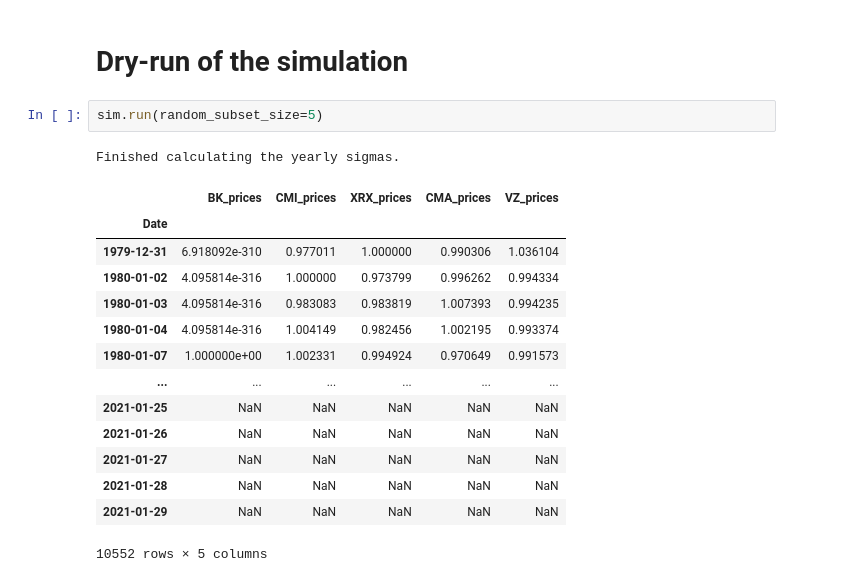
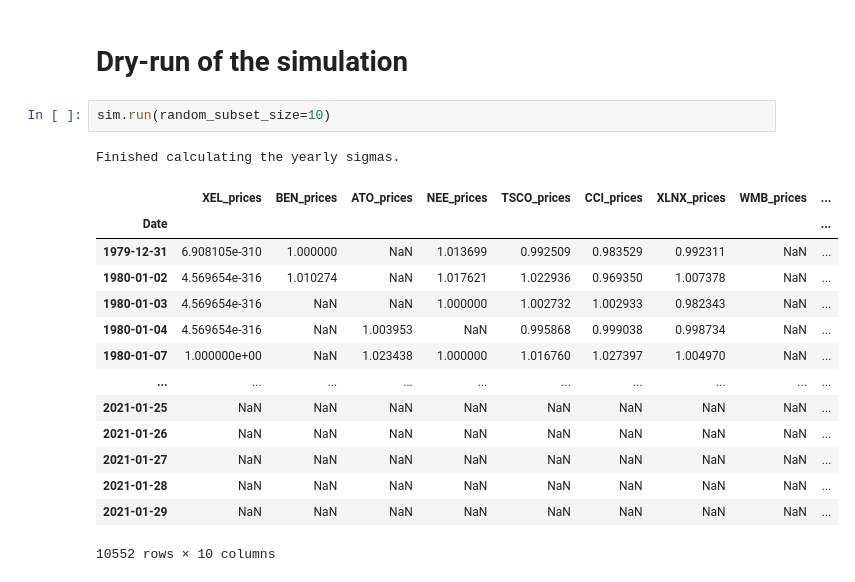
Before and after one commit to notger/black_swan_strategy, a Jupyter notebook: simulation_result_analysis.ipynb, the cells around one changed output. Saved outputs shown, nothing was run; the diff lists cells and outputs as text.

```diff
--- a/simulation_result_analysis.ipynb
+++ b/simulation_result_analysis.ipynb
@@ -122,21 +122,21 @@ All missing data slots are not longer than a week, and 70+% are just one day.
 # %% [markdown]
 # Dry-run of the simulation
 # %%
-sim.run(random_subset_size=5)
+sim.run(random_subset_size=10)
 # %% [output]
 Finished calculating the yearly sigmas.
-|  | BK_prices | CMI_prices | XRX_prices | CMA_prices | VZ_prices |
-| Date |  |  |  |  |  |
-| 1979-12-31 | 6.918092e-310 | 0.977011 | 1.000000 | 0.990306 | 1.036104 |
-| 1980-01-02 | 4.095814e-316 | 1.000000 | 0.973799 | 0.996262 | 0.994334 |
-| 1980-01-03 | 4.095814e-316 | 0.983083 | 0.983819 | 1.007393 | 0.994235 |
-| 1980-01-04 | 4.095814e-316 | 1.004149 | 0.982456 | 1.002195 | 0.993374 |
-| 1980-01-07 | 1.000000e+00 | 1.002331 | 0.994924 | 0.970649 | 0.991573 |
-| ... | ... | ... | ... | ... | ... |
-| 2021-01-25 | NaN | NaN | NaN | NaN | NaN |
-| 2021-01-26 | NaN | NaN | NaN | NaN | NaN |
-| 2021-01-27 | NaN | NaN | NaN | NaN | NaN |
-| 2021-01-28 | NaN | NaN | NaN | NaN | NaN |
-| 2021-01-29 | NaN | NaN | NaN | NaN | NaN |
+|  | XEL_prices | BEN_prices | ATO_prices | NEE_prices | TSCO_prices | CCI_prices | XLNX_prices | WMB_prices | ... |
+| Date |  |  |  |  |  |  |  |  | ... |
+| 1979-12-31 | 6.908105e-310 | 1.000000 | NaN | 1.013699 | 0.992509 | 0.983529 | 0.992311 | NaN | ... |
+| 1980-01-02 | 4.569654e-316 | 1.010274 | NaN | 1.017621 | 1.022936 | 0.969350 | 1.007378 | NaN | ... |
+| 1980-01-03 | 4.569654e-316 | NaN | NaN | 1.000000 | 1.002732 | 1.002933 | 0.982343 | NaN | ... |
+| 1980-01-04 | 4.569654e-316 | NaN | 1.003953 | NaN | 0.995868 | 0.999038 | 0.998734 | NaN | ... |
+| 1980-01-07 | 1.000000e+00 | NaN | 1.023438 | 1.000000 | 1.016760 | 1.027397 | 1.004970 | NaN | ... |
+| ... | ... | ... | ... | ... | ... | ... | ... | ... | ... |
+| 2021-01-25 | NaN | NaN | NaN | NaN | NaN | NaN | NaN | NaN | ... |
+| 2021-01-26 | NaN | NaN | NaN | NaN | NaN | NaN | NaN | NaN | ... |
+| 2021-01-27 | NaN | NaN | NaN | NaN | NaN | NaN | NaN | NaN | ... |
+| 2021-01-28 | NaN | NaN | NaN | NaN | NaN | NaN | NaN | NaN | ... |
+| 2021-01-29 | NaN | NaN | NaN | NaN | NaN | NaN | NaN | NaN | ... |
-10552 rows × 5 columns
+10552 rows × 10 columns
 # %%
```
Also changed, not shown: parts of 6 cells of this notebook.
